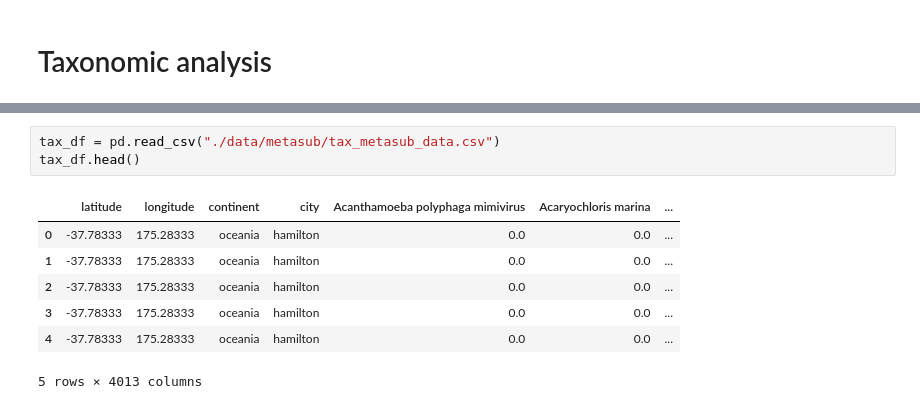
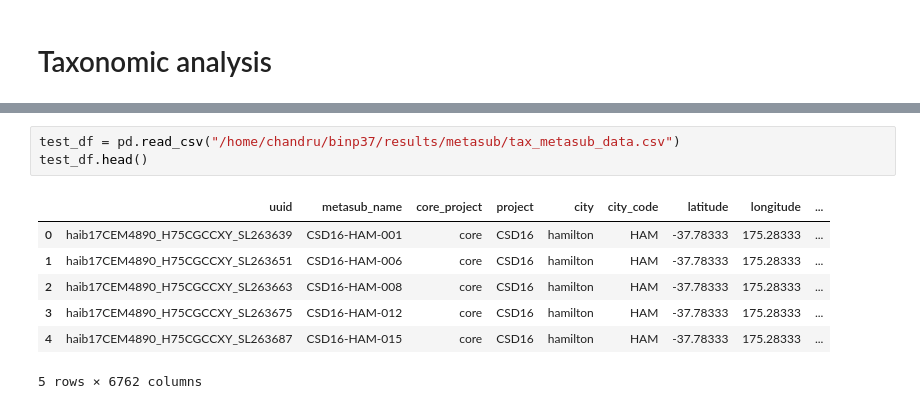
Before and after one commit to ChandrashekarCR/mgps_optimization, a Jupyter notebook: notebooks/metasub_mgps_processing_31032025.ipynb, the cells around one changed output, grey strips where cells are left out. Drawn from its saved outputs; the diff is of its cells as text.

```diff
--- a/notebooks/metasub_mgps_processing_31032025.ipynb
+++ b/notebooks/metasub_mgps_processing_31032025.ipynb
@@ -1126,11 +1289,11 @@ sns.heatmap(species_df.isna())
 # %%
-tax_df = pd.read_csv("./data/metasub/tax_metasub_data.csv")
-tax_df.head()
+test_df = pd.read_csv("/home/chandru/binp37/results/metasub/tax_metasub_data.csv")
+test_df.head()
 # %% [output]
-|  | latitude | longitude | continent | city | Acanthamoeba polyphaga mimivirus | Acaryochloris marina | ... |
-| 0 | -37.78333 | 175.28333 | oceania | hamilton | 0.0 | 0.0 | ... |
-| 1 | -37.78333 | 175.28333 | oceania | hamilton | 0.0 | 0.0 | ... |
-| 2 | -37.78333 | 175.28333 | oceania | hamilton | 0.0 | 0.0 | ... |
-| 3 | -37.78333 | 175.28333 | oceania | hamilton | 0.0 | 0.0 | ... |
-| 4 | -37.78333 | 175.28333 | oceania | hamilton | 0.0 | 0.0 | ... |
+|  | uuid | metasub_name | core_project | project | city | city_code | latitude | longitude | ... |
+| 0 | haib17CEM4890_H75CGCCXY_SL263639 | CSD16-HAM-001 | core | CSD16 | hamilton | HAM | -37.78333 | 175.28333 | ... |
+| 1 | haib17CEM4890_H75CGCCXY_SL263651 | CSD16-HAM-006 | core | CSD16 | hamilton | HAM | -37.78333 | 175.28333 | ... |
+| 2 | haib17CEM4890_H75CGCCXY_SL263663 | CSD16-HAM-008 | core | CSD16 | hamilton | HAM | -37.78333 | 175.28333 | ... |
+| 3 | haib17CEM4890_H75CGCCXY_SL263675 | CSD16-HAM-012 | core | CSD16 | hamilton | HAM | -37.78333 | 175.28333 | ... |
+| 4 | haib17CEM4890_H75CGCCXY_SL263687 | CSD16-HAM-015 | core | CSD16 | hamilton | HAM | -37.78333 | 175.28333 | ... |
-5 rows × 4013 columns
+5 rows × 6762 columns
```
Also changed, not shown: parts of 3 cells of this notebook, 17 other files.
